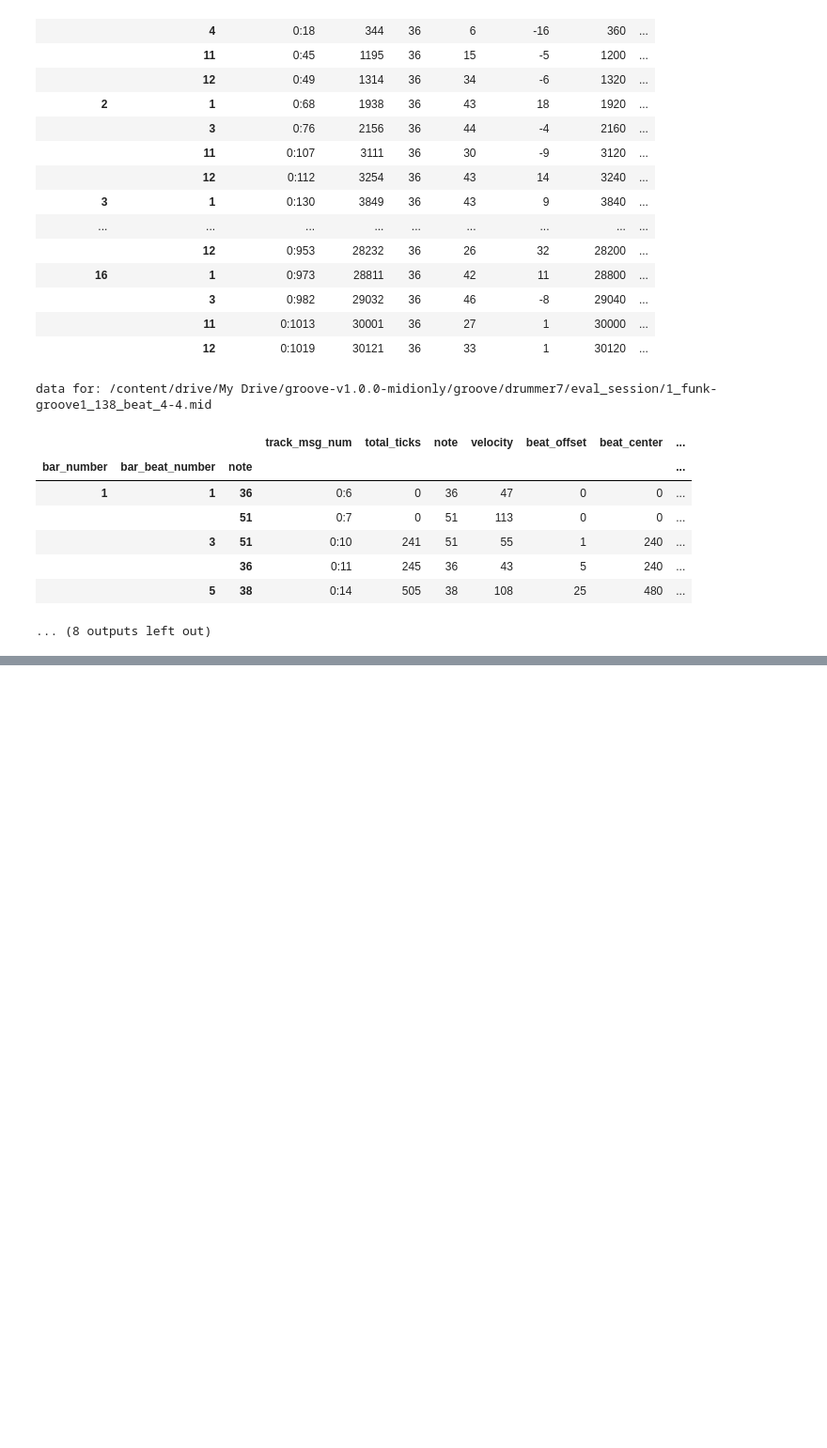
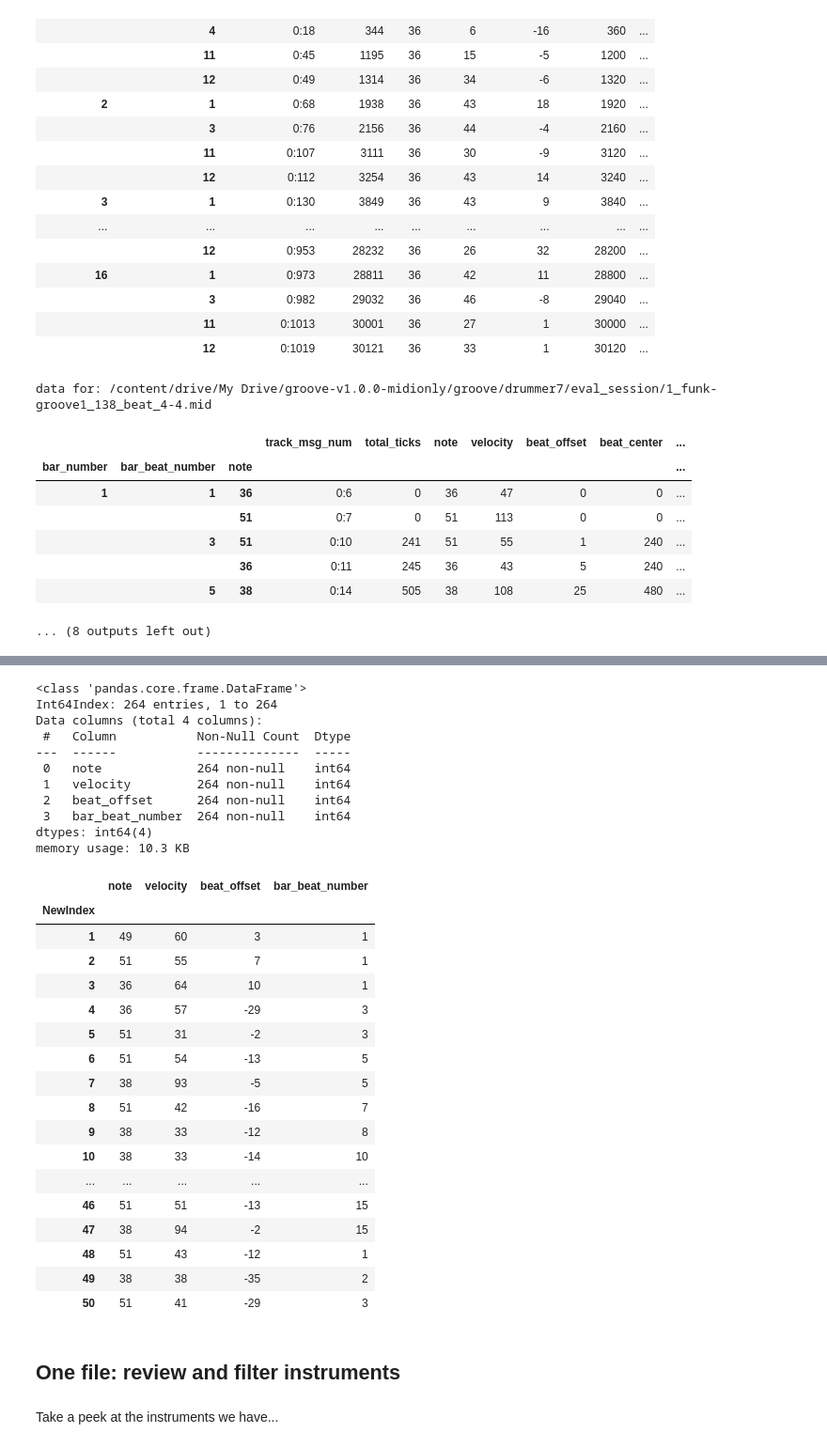
Before and after one commit to curtiscu/LYIT, a Jupyter notebook: BulkLoadingAndFiltering_1.ipynb, the cells around one changed output, grey strips where cells are left out. Shown at 94% size. Drawn from its saved outputs; the diff is of its cells as text; code cells hidden in the pictures; blank space fills up the shorter version.

```diff
--- a/BulkLoadingAndFiltering_1.ipynb
+++ b/BulkLoadingAndFiltering_1.ipynb
@@ -562,0 +596,39 @@ display(multi_col_lvl_df.xs(('2018-07-10', 'Booooze', 'Wine'), level=['Date', 'D
+# %%
+
+# review progress
+df1.info()
+df1.head(50)
+# %% [output]
+<class 'pandas.core.frame.DataFrame'>
+Int64Index: 264 entries, 1 to 264
+Data columns (total 4 columns):
+ #   Column           Non-Null Count  Dtype
+---  ------           --------------  -----
+ 0   note             264 non-null    int64
+ 1   velocity         264 non-null    int64
+ 2   beat_offset      264 non-null    int64
+ 3   bar_beat_number  264 non-null    int64
+dtypes: int64(4)
+memory usage: 10.3 KB
+|  | note | velocity | beat_offset | bar_beat_number |
+| NewIndex |  |  |  |  |
+| 1 | 49 | 60 | 3 | 1 |
+| 2 | 51 | 55 | 7 | 1 |
+| 3 | 36 | 64 | 10 | 1 |
+| 4 | 36 | 57 | -29 | 3 |
+| 5 | 51 | 31 | -2 | 3 |
+| 6 | 51 | 54 | -13 | 5 |
+| 7 | 38 | 93 | -5 | 5 |
+| 8 | 51 | 42 | -16 | 7 |
+| 9 | 38 | 33 | -12 | 8 |
+| 10 | 38 | 33 | -14 | 10 |
+| ... | ... | ... | ... | ... |
+| 46 | 51 | 51 | -13 | 15 |
+| 47 | 38 | 94 | -2 | 15 |
+| 48 | 51 | 43 | -12 | 1 |
+| 49 | 38 | 38 | -35 | 2 |
+| 50 | 51 | 41 | -29 | 3 |
+# %% [markdown]
+## One file: review and filter instruments
+# %% [markdown]
+Take a peek at the instruments we have...
```
Also changed, not shown: parts of 26 cells of this notebook.
